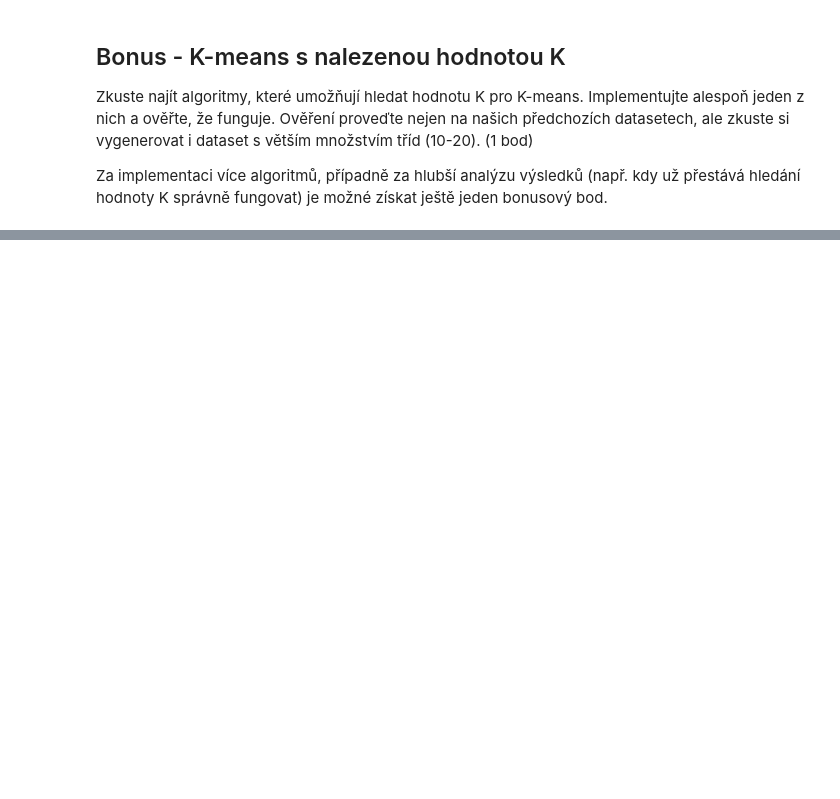
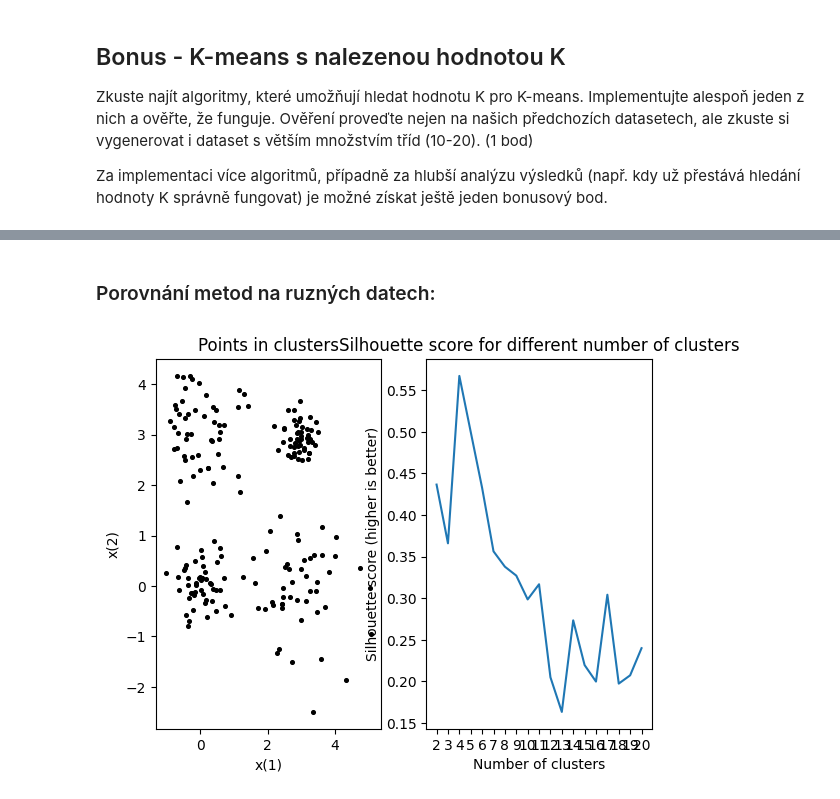
Before and after one commit to elPytel/MVD-Metody_vytezovani_dat, a Jupyter notebook: cviceni/cv07/MVD 7. cvičení.ipynb, the cells around one changed output, grey strips where cells are left out. Cells and saved outputs as stored; diff of their text form; code cells hidden in the pictures; blank space fills up the shorter version.

```diff
--- a/cviceni/cv07/MVD 7. cvičení.ipynb
+++ b/cviceni/cv07/MVD 7. cvičení.ipynb
@@ -219,0 +270,37 @@ Za implementaci více algoritmů, případně za hlubší analýzu výsledků (n
+# %%
+#from sklearn.cluster import KMeans
+#from sklearn.metrics import silhouette_score
+
+def find_k_with_siluettes(x, kmax):
+    # dissimilarity would not be defined for a single cluster, thus, minimum number of clusters should be 2
+    sil = []
+    for k in range(2, kmax+1):
+        kmeans = KMeans(n_clusters = k)
+        kmeans.fit(x)
+        labels = kmeans.labels_
+        sil.append(silhouette_score(x, labels, metric = 'euclidean'))
+
+    # plot points in subplots in one color
+    plt.subplot(1, 2, 1)
+    plt.title("Points in clusters")
+    plt.xlabel("x(1)")
+    plt.ylabel("x(2)")
+    plt.scatter(x[:, 0], x[:, 1], c='black', s=7)
+
+    # plot the graph of silhoutte
+    plt.subplot(1, 2, 2)
+    plt.title("Silhouette score for different number of clusters")
+    plt.xlabel("Number of clusters")
+    plt.ylabel("Silhouette score (higher is better)")
+    plt.plot(range(2, kmax+1), sil)
+    plt.xticks(range(2, kmax+1))
+    plt.show()
+# %% [markdown]
+### Porovnání metod na ruzných datech:
+# %%
+x = X2
+kmax = 20
+
+find_k_with_siluettes(x, kmax)
+# %% [output]
+[figure, added]
```
Also changed, not shown: parts of 13 cells of this notebook, 6 other files.
